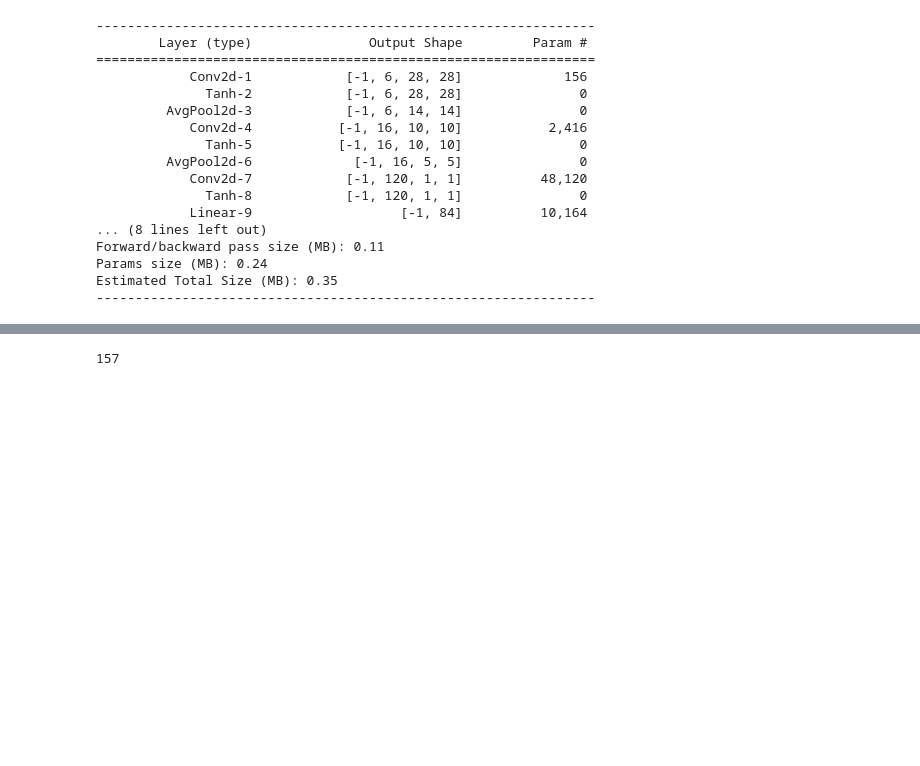
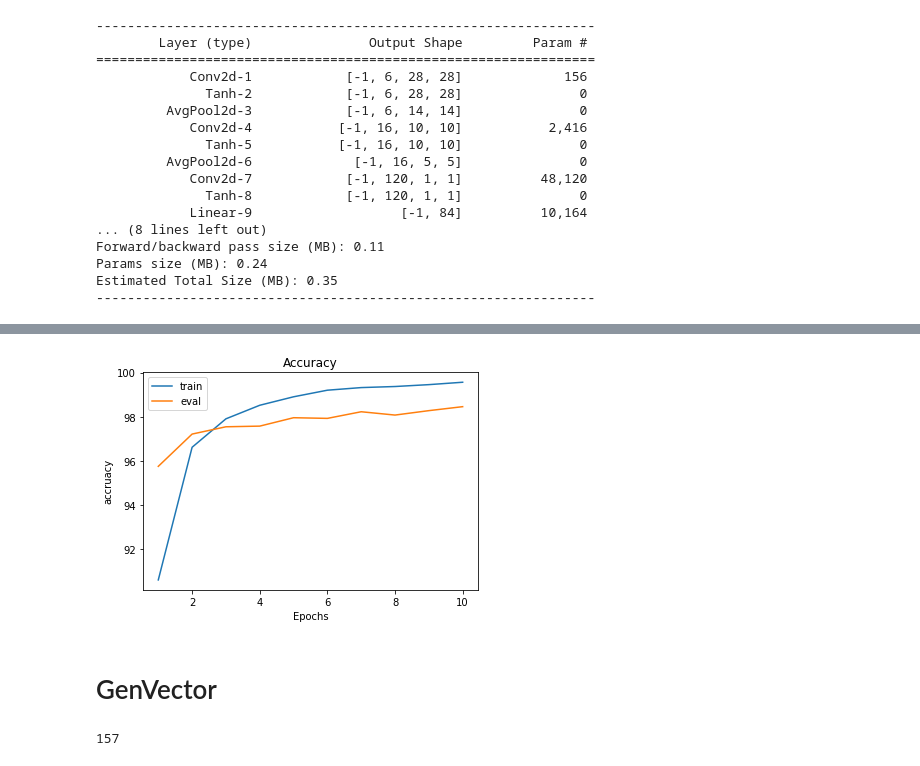
Before and after one commit to jungeunpark07/PTQ_Lenet5, a Jupyter notebook: PTQ_Lenet5.ipynb, the cells around one changed output, grey strips where cells are left out. Cells and saved outputs as stored; diff of their text form; code cells hidden in the pictures; blank space fills up the shorter version.

```diff
--- a/PTQ_Lenet5.ipynb
+++ b/PTQ_Lenet5.ipynb
@@ -348,0 +372,13 @@ def extractParams(model, args):
+# %%
+plt.title("Accuracy")
+
+plt.plot(range(1,args.epochs+1),train_acc_hist,label="train")
+plt.plot(range(1,args.epochs+1),eval_acc_hist,label="eval")
+plt.ylabel("accruacy")
+plt.xlabel("Epochs")
+plt.legend()
+plt.show()
+# %% [output]
+[figure, added]
+# %% [markdown]
+# GenVector
```
Also changed, not shown: parts of 18 cells of this notebook.
